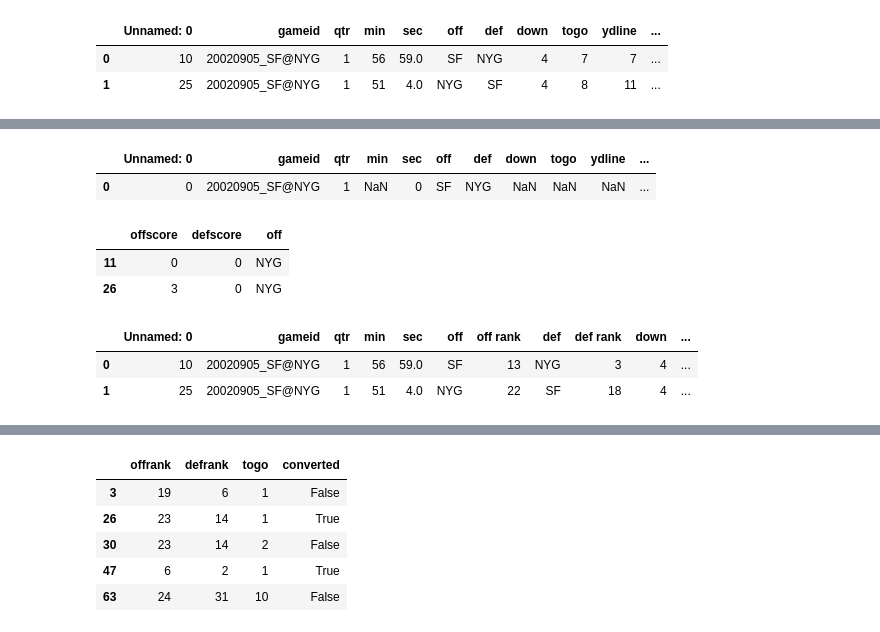
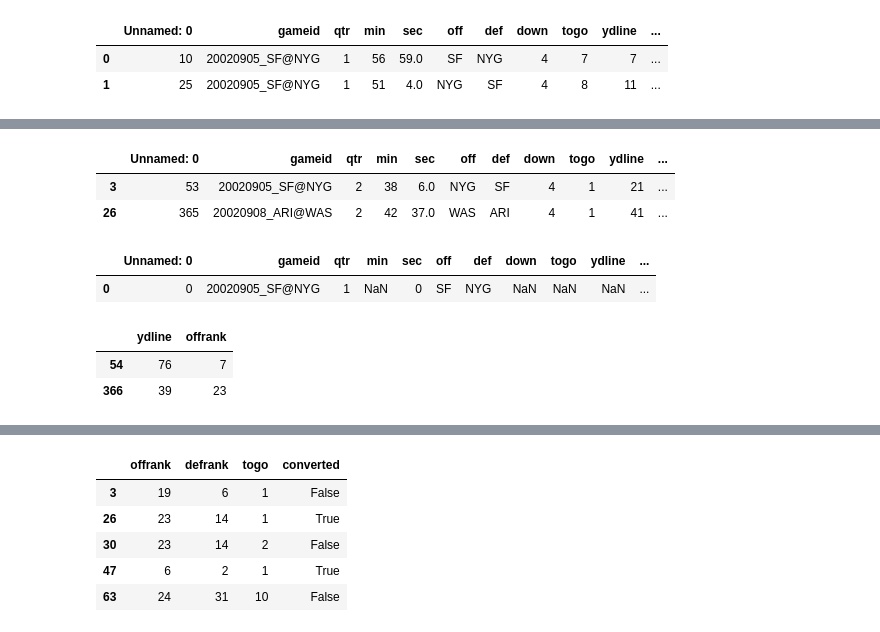
Before and after one commit to tomdawg86/Stat_222_NFL_Project, a Jupyter notebook: ipython_notebook/fourth_down_datasets.ipynb, the cells around one changed output, grey strips where cells are left out. Cells and saved outputs as stored; diff of their text form; code cells hidden in the pictures.

```diff
--- a/ipython_notebook/fourth_down_datasets.ipynb
+++ b/ipython_notebook/fourth_down_datasets.ipynb
@@ -22,3 +78,12 @@ field_goal_data.head(2)
+# %%
+go = df[cond == False]
+cond2 = go['description'].str.contains('punt' or 'PUNT' or 'Punt')
+go_for_it = go[cond2 == False]
+go_for_it.head(2)
+# %% [output]
+|  | Unnamed: 0 | gameid | qtr | min | sec | off | def | down | togo | ydline | ... |
+| 3 | 53 | 20020905_SF@NYG | 2 | 38 | 6.0 | NYG | SF | 4 | 1 | 21 | ... |
+| 26 | 365 | 20020908_ARI@WAS | 2 | 42 | 37.0 | WAS | ARI | 4 | 1 | 41 | ... |
 # %%
 pbp = pd.read_csv('all_season_pbp_data.csv')
 pbp.head(1)
@@ -26,19 +91,10 @@ pbp.head(1)
 |  | Unnamed: 0 | gameid | qtr | min | sec | off | def | down | togo | ydline | ... |
 | 0 | 0 | 20020905_SF@NYG | 1 | NaN | 0 | SF | NYG | NaN | NaN | NaN | ... |
 # %%
-play_after_field_goal = pbp.ix[field_goal_data['Unnamed: 0'] + 1, :]
-play_after_fg_important_vars = play_after_field_goal[['offscore', 'defscore', 'off']]
-play_after_fg_important_vars.head(2)
+play_after_going_for_it = pbp.ix[go_for_it['Unnamed: 0'] + 1, :]
+play_after_gfi_important_vars = play_after_going_for_it[['ydline', 'offrank']]
+play_after_gfi_important_vars.head(2)
 # %% [output]
-|  | offscore | defscore | off |
-| 11 | 0 | 0 | NYG |
-| 26 | 3 | 0 | NYG |
+|  | ydline | offrank |
+| 54 | 76 | 7 |
+| 366 | 39 | 23 |
-# %%
-play_after_fg_important_vars.columns = ['offscore2', 'defscore2', 'off2']
-play_after_fg_important_vars.index = field_goal_data.index
-field_goal_data_2 = field_goal_data.join(play_after_fg_important_vars)
-field_goal_data_2.head(2)
-# %% [output]
-|  | Unnamed: 0 | gameid | qtr | min | sec | off | off rank | def | def rank | down | ... |
-| 0 | 10 | 20020905_SF@NYG | 1 | 56 | 59.0 | SF | 13 | NYG | 3 | 4 | ... |
-| 1 | 25 | 20020905_SF@NYG | 1 | 51 | 4.0 | NYG | 22 | SF | 18 | 4 | ... |
```
Also changed, not shown: parts of 18 cells of this notebook.
